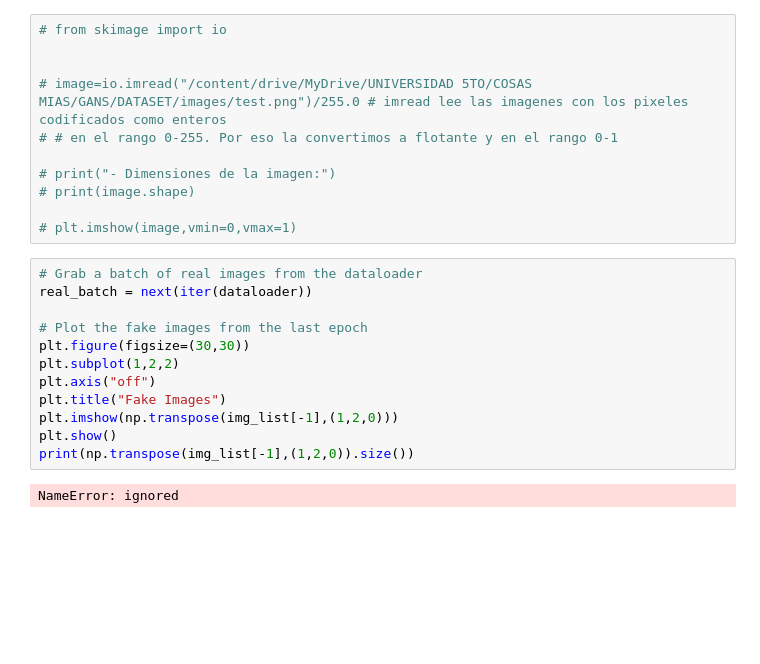
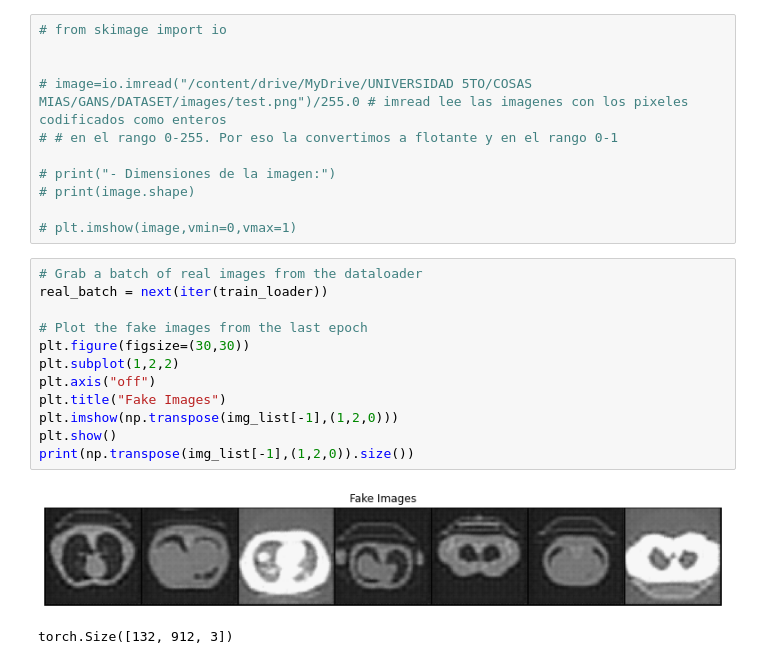
Before and after one commit to KevinQuinonesA/autoencoder-gan, a Jupyter notebook: autoencoder-gan.ipynb, the cells around one changed output. Drawn from its saved outputs; the diff is of its cells as text; blank space fills up the shorter version.

```diff
--- a/autoencoder-gan.ipynb
+++ b/autoencoder-gan.ipynb
@@ -401,15 +461,16 @@ plt.show()
 # plt.imshow(image,vmin=0,vmax=1)
 # %%
 # Grab a batch of real images from the dataloader
-real_batch = next(iter(dataloader))
+real_batch = next(iter(train_loader))
 
 # Plot the fake images from the last epoch
 plt.figure(figsize=(30,30))
 plt.subplot(1,2,2)
 plt.axis("off")
 plt.title("Fake Images")
 plt.imshow(np.transpose(img_list[-1],(1,2,0)))
 plt.show()
 print(np.transpose(img_list[-1],(1,2,0)).size())
 # %% [output]
+[figure, added]
-NameError: ignored
+torch.Size([132, 912, 3])
```
Also changed, not shown: parts of 12 cells of this notebook.
